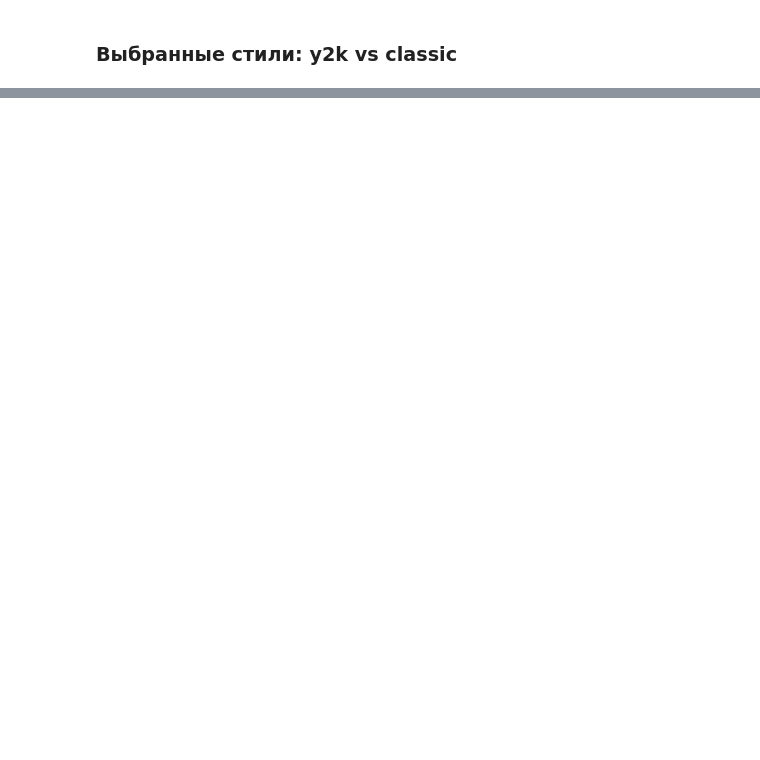
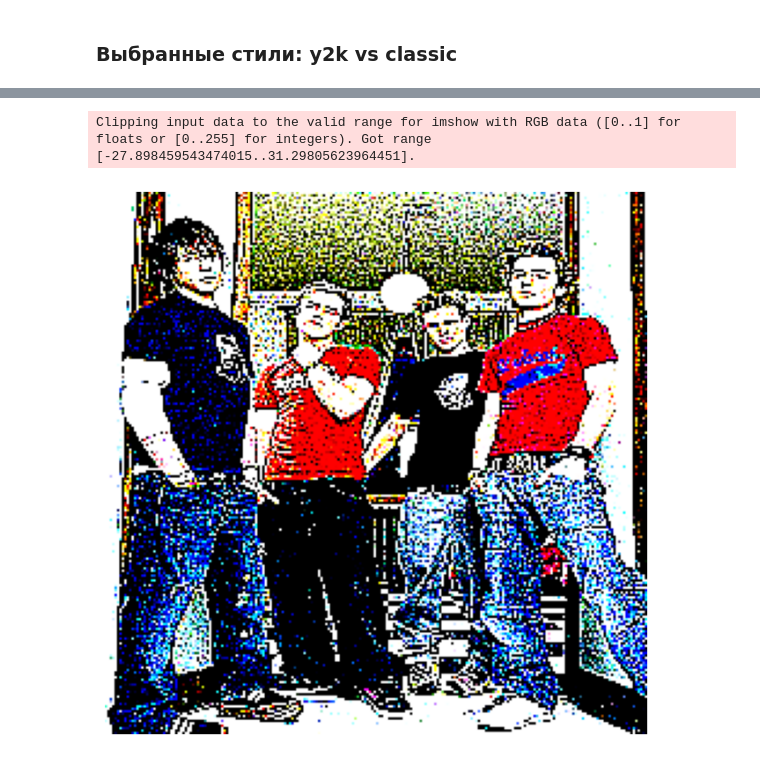
Before and after one commit to AndreichukVladlena/y2k-vs-classic-style-classifier, a Jupyter notebook: main.ipynb, the cells around one changed output, grey strips where cells are left out. Saved outputs shown, nothing was run; the diff lists cells and outputs as text; code cells hidden in the pictures; blank space fills up the shorter version.

Commit message:
feat: create data preparation function

```diff
--- a/main.ipynb
+++ b/main.ipynb
@@ -19,0 +34,23 @@
+# %%
+y2k_filepaths = glob('data/style_1/*.jpg')
+classic_filepaths = glob('data/style_2/*.jpg')
+# %%
+# Mean/std из предобученных моделей ImageNet (RGB)
+IMAGENET_MEAN = np.array([0.485, 0.456, 0.406])
+IMAGENET_STD  = np.array([0.229, 0.224, 0.225])
+# %%
+def load_and_preprocess(path, size=(224, 224)):
+    img = cv2.imread(path)
+
+    img = cv2.cvtColor(img, cv2.COLOR_BGR2RGB)
+
+    img = cv2.resize(img, size)
+
+    img = img.astype(np.float32) / 255.0
+
+    img = (img - IMAGENET_MEAN) / IMAGENET_STD
+
+    return img
+# %%
+y2k_images = [load_and_preprocess(path) for path in y2k_filepaths]
+classic_images = [load_and_preprocess(path) for path in classic_filepaths]
@@ -19,0 +85,10 @@
+# %%
+fig, ax = plt.subplots(figsize=(8, 8))
+ax.imshow(cv2.filter2D(y2k_images[0], -1, np.array([[-1, -1, -1],
+                    [-1, 10, -1],
+                    [-1, -1, -1]])))
+ax.axis('off')
+plt.show()
+# %% [output]
+Clipping input data to the valid range for imshow with RGB data ([0..1] for floats or [0..255] for integers). Got range [-27.898459543474015..31.29805623964451].
+[figure, added]
```
Also changed, not shown: parts of 12 cells of this notebook.
